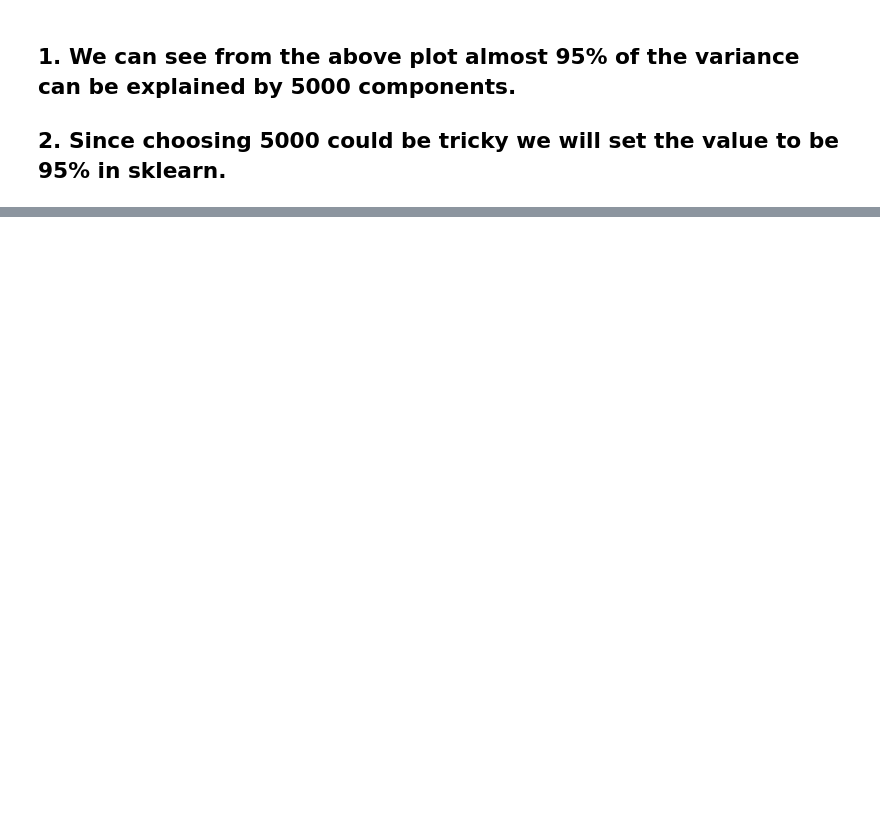
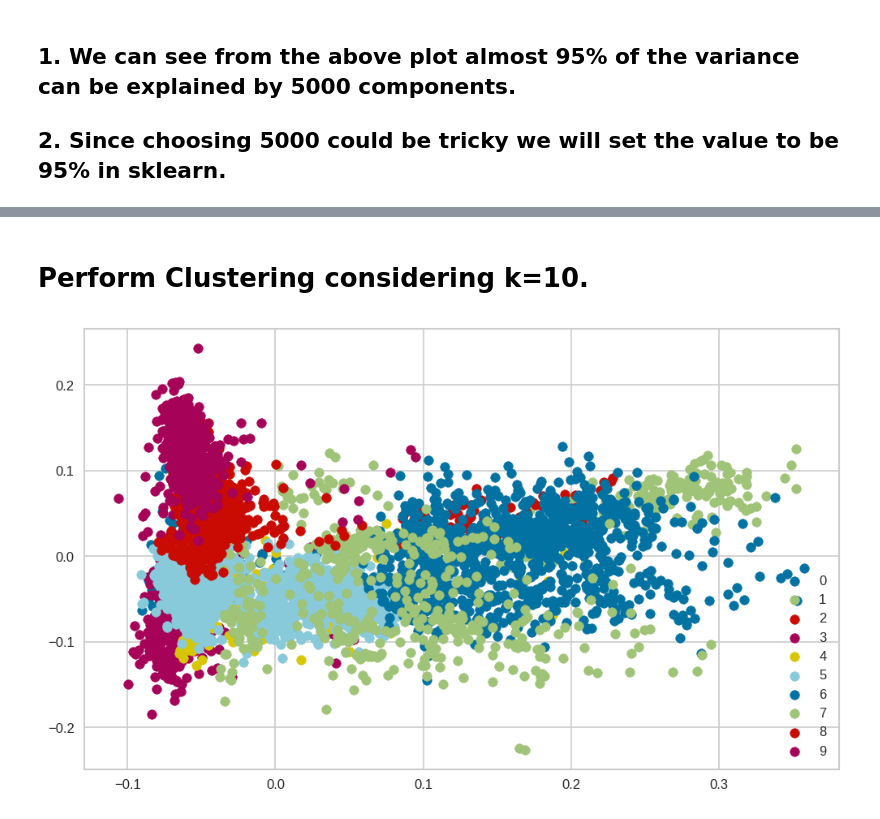
Before and after one commit to vbhsharma7/Netflix-movies-and-tv-show-clustering-capstone, a Jupyter notebook: NETFLIX_MOVIES_AND_TV_SHOWS_CLUSTERING.ipynb, the cells around one changed output, grey strips where cells are left out. Saved outputs shown, nothing was run; the diff lists cells and outputs as text; code cells hidden in the pictures; blank space fills up the shorter version.

```diff
--- a/NETFLIX_MOVIES_AND_TV_SHOWS_CLUSTERING.ipynb
+++ b/NETFLIX_MOVIES_AND_TV_SHOWS_CLUSTERING.ipynb
@@ -734,0 +838,20 @@ X_transformed
+# %% [markdown]
+# **Perform Clustering considering k=10.**
+# %%
+plt.figure(figsize=(10,6), dpi=120)
+
+kmeans= KMeans(n_clusters=10, init= 'k-means++', random_state=9)
+kmeans.fit(X_transformed)
+
+#predict the labels of clusters.
+label = kmeans.fit_predict(X_transformed)
+#Getting unique labels
+unique_labels = np.unique(label)
+
+#plotting the results:
+for i in unique_labels:
+    plt.scatter(X_transformed[label == i , 0] , X_transformed[label == i , 1] , label = i)
+plt.legend()
+plt.show()
+# %% [output]
+[figure, added]
```
Also changed, not shown: parts of 27 cells of this notebook.
